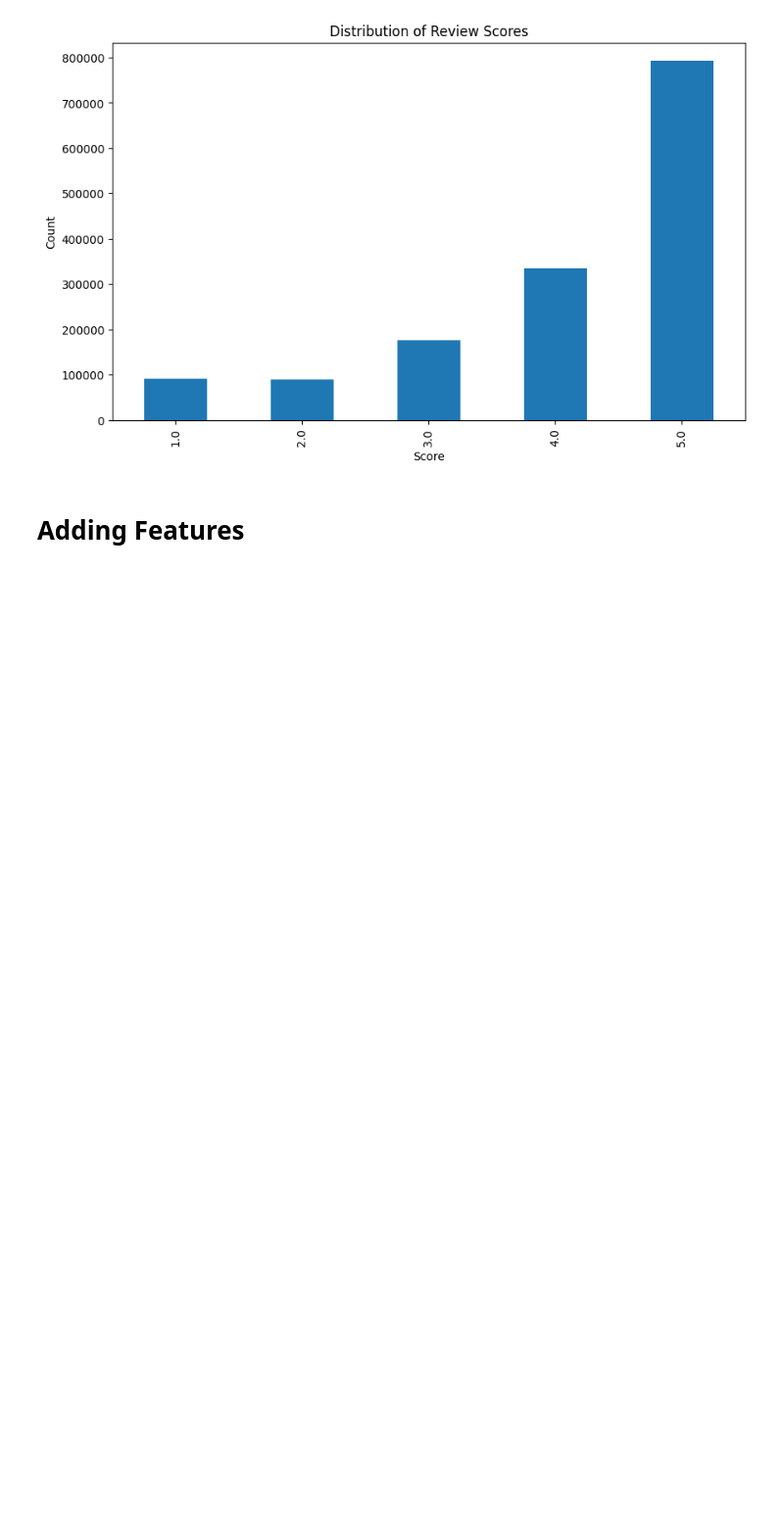
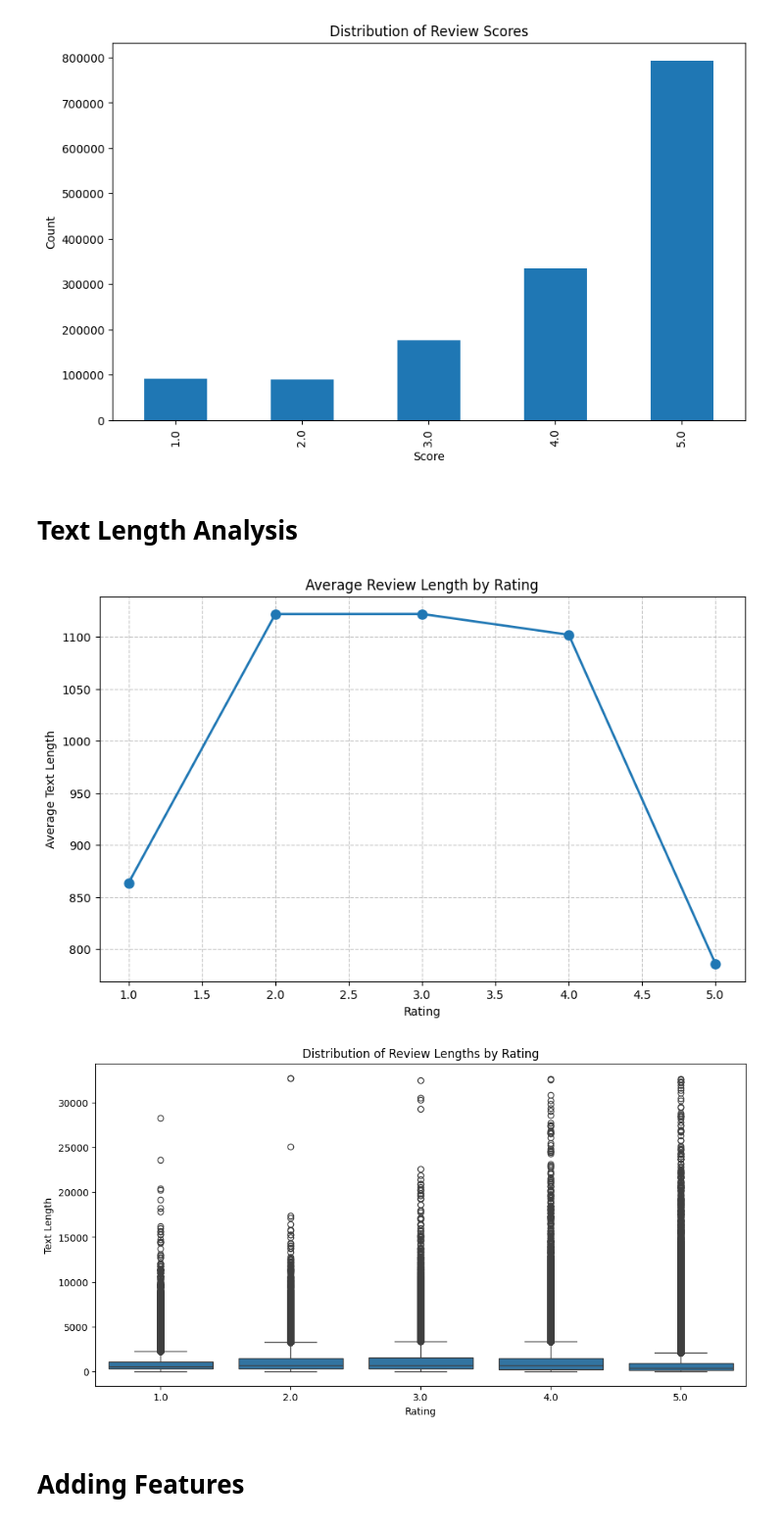
Before and after one commit to Kermit3T/tongtt-AmazonScorePrediction, a Jupyter notebook: starter_code.ipynb, the cells around one changed output. Shown at 98% size. Cells and saved outputs as stored; diff of their text form; code cells hidden in the pictures; blank space fills up the shorter version.

```diff
--- a/starter_code.ipynb
+++ b/starter_code.ipynb
@@ -76,5 +82,34 @@ First few rows of training set:
 3   931601    NaN
 4  1311995    NaN
 [figure]
+# %% [markdown]
+# Text Length Analysis
+# %%
+# Calculate text lengths
+trainingSet['text_length'] = trainingSet['Text'].fillna('').apply(len)
+
+# Calculate average text length per rating
+avg_length_by_rating = trainingSet.groupby('Score')['text_length'].mean().reset_index()
+
+# Create line plot
+plt.figure(figsize=(10, 6))
+plt.plot(avg_length_by_rating['Score'], avg_length_by_rating['text_length'],
+         marker='o', linewidth=2, markersize=8)
+plt.title('Average Review Length by Rating')
+plt.xlabel('Rating')
+plt.ylabel('Average Text Length')
+plt.grid(True, linestyle='--', alpha=0.7)
+plt.show()
+
+# Optional: Add box plot to show distribution
+plt.figure(figsize=(12, 6))
+sns.boxplot(x='Score', y='text_length', data=trainingSet)
+plt.title('Distribution of Review Lengths by Rating')
+plt.xlabel('Rating')
+plt.ylabel('Text Length')
+plt.show()
+# %% [output]
+[figure, added]
+[figure, added]
 # %% [markdown]
 # Adding Features
```
Also changed, not shown: parts of 8 cells of this notebook, 2 other files.
